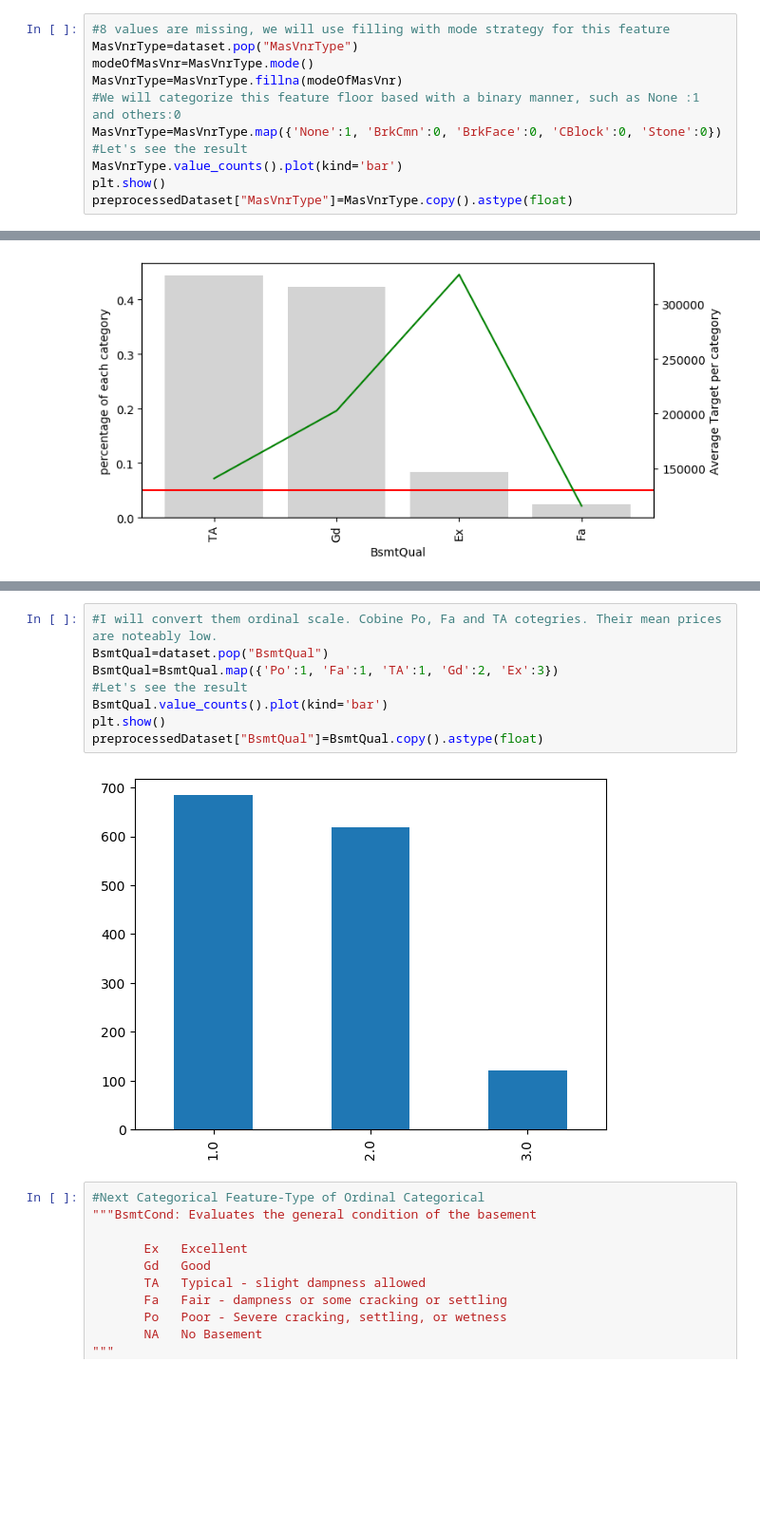
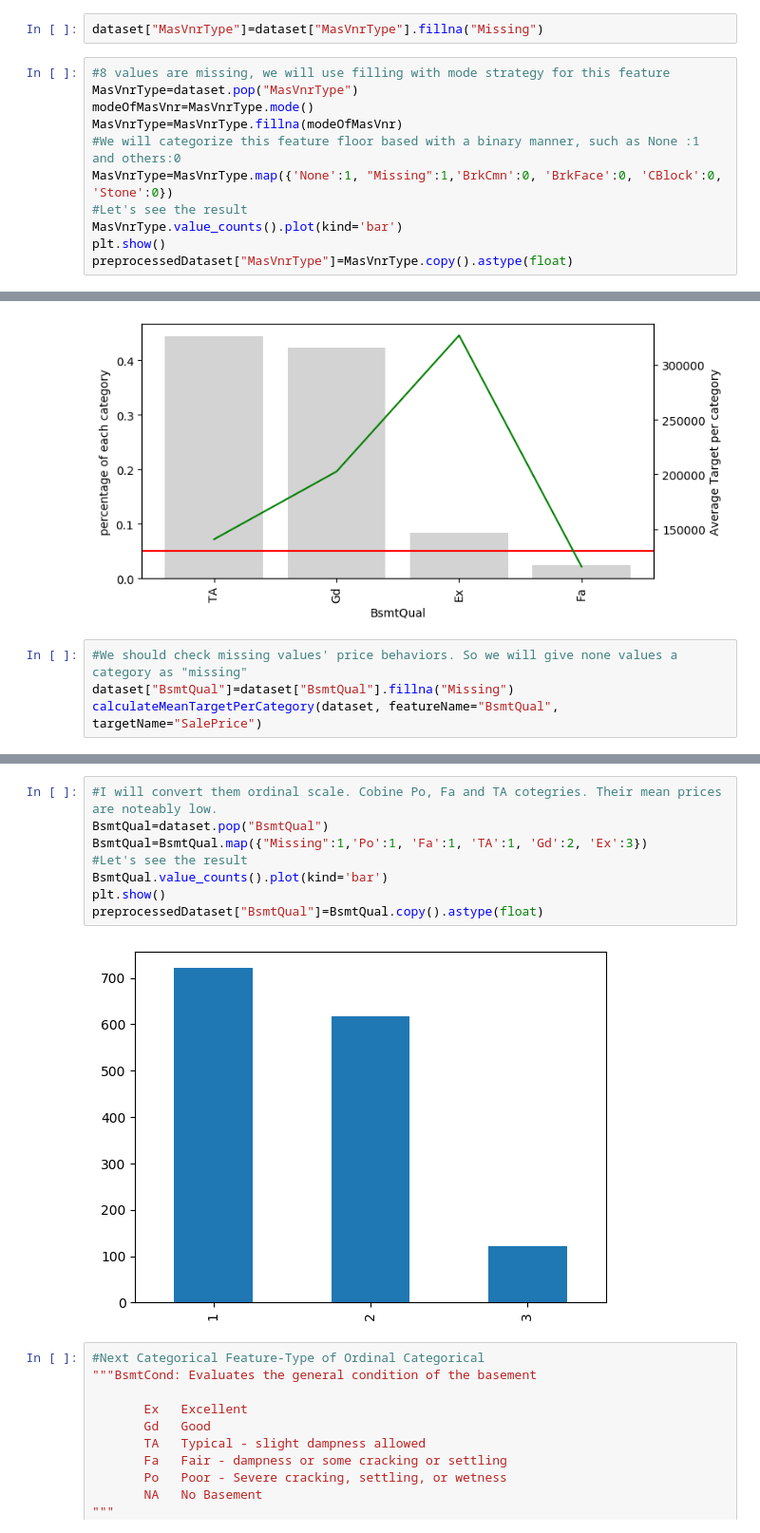
Before and after one commit to MKbinli/House-Price-Prediction, a Jupyter notebook: HP-Data Preprocessing.ipynb, the cells around one changed output, grey strips where cells are left out. Shown at 95% size. Drawn from its saved outputs; the diff is of its cells as text; blank space fills up the shorter version.

```diff
--- a/HP-Data Preprocessing.ipynb
+++ b/HP-Data Preprocessing.ipynb
@@ -1009,13 +1009,15 @@ BrkCmn      15
 Name: MasVnrType, dtype: int64
 Nan Values  8
 [figure]
+# %%
+dataset["MasVnrType"]=dataset["MasVnrType"].fillna("Missing")
 # %%
 #8 values are missing, we will use filling with mode strategy for this feature
 MasVnrType=dataset.pop("MasVnrType")
 modeOfMasVnr=MasVnrType.mode()
 MasVnrType=MasVnrType.fillna(modeOfMasVnr)
 #We will categorize this feature floor based with a binary manner, such as None :1 and others:0
-MasVnrType=MasVnrType.map({'None':1, 'BrkCmn':0, 'BrkFace':0, 'CBlock':0, 'Stone':0})
+MasVnrType=MasVnrType.map({'None':1, "Missing":1,'BrkCmn':0, 'BrkFace':0, 'CBlock':0, 'Stone':0})
 #Let's see the result
 MasVnrType.value_counts().plot(kind='bar')
 plt.show()
@@ -1166,3 +1168,7 @@ Name: BsmtQual, dtype: int64
 Nan Values  37
 [figure]
 [figure]
+# %%
+#We should check missing values' price behaviors. So we will give none values a category as "missing"
+dataset["BsmtQual"]=dataset["BsmtQual"].fillna("Missing")
+calculateMeanTargetPerCategory(dataset, featureName="BsmtQual", targetName="SalePrice")
@@ -1169,13 +1177,13 @@ Nan Values  37
 # %%
 #I will convert them ordinal scale. Cobine Po, Fa and TA cotegries. Their mean prices are noteably low.
 BsmtQual=dataset.pop("BsmtQual")
-BsmtQual=BsmtQual.map({'Po':1, 'Fa':1, 'TA':1, 'Gd':2, 'Ex':3})
+BsmtQual=BsmtQual.map({"Missing":1,'Po':1, 'Fa':1, 'TA':1, 'Gd':2, 'Ex':3})
 #Let's see the result
 BsmtQual.value_counts().plot(kind='bar')
 plt.show()
 preprocessedDataset["BsmtQual"]=BsmtQual.copy().astype(float)
 # %% [output]
-[figure, old version]
+[figure, new version]
 # %%
 #Next Categorical Feature-Type of Ordinal Categorical
 """BsmtCond: Evaluates the general condition of the basement
```
Also changed, not shown: parts of 22 cells of this notebook.
